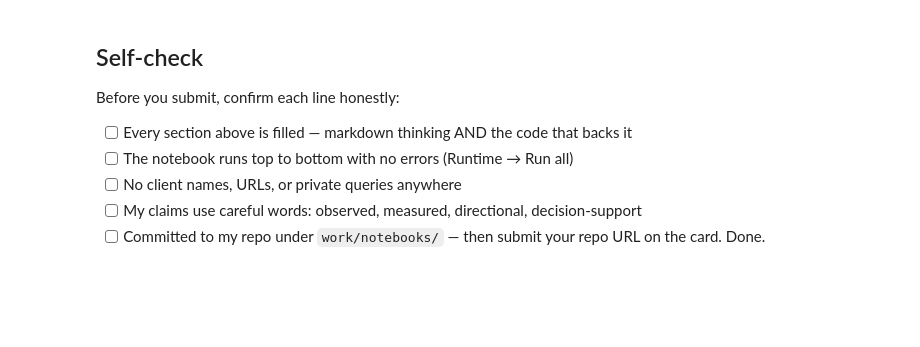
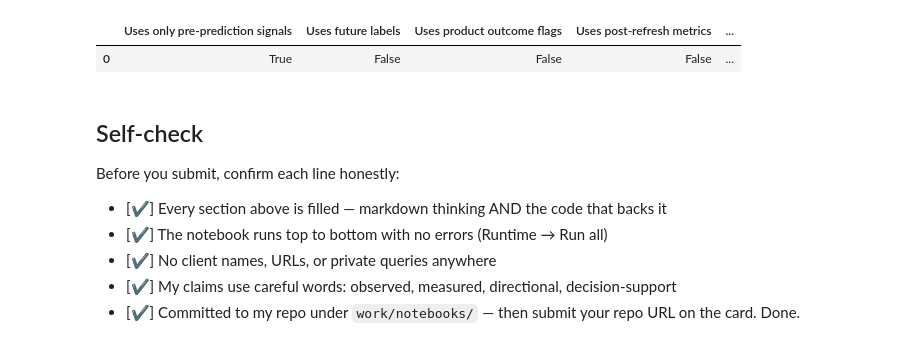
Before and after one commit to ShubhamSnSharma/flyrank-ml-internship, a Jupyter notebook: work/notebooks/w04_baseline_score.ipynb, the cells around one changed output. Drawn from its saved outputs; the diff is of its cells as text; code cells hidden in the pictures; blank space fills up the shorter version.

```diff
--- a/work/notebooks/w04_baseline_score.ipynb
+++ b/work/notebooks/w04_baseline_score.ipynb
@@ -25,10 +439,23 @@ This skeleton is yours to fill. Work the sections **in order** — each one has
+# %%
+leakage_review = {
+    "Uses only pre-prediction signals": True,
+    "Uses future labels": False,
+    "Uses product outcome flags": False,
+    "Uses post-refresh metrics": False,
+    "Risk of target leakage": "Low"
+}
+
+display(pd.DataFrame([leakage_review]))
+# %% [output]
+|  | Uses only pre-prediction signals | Uses future labels | Uses product outcome flags | Uses post-refresh metrics | ... |
+| 0 | True | False | False | False | ... |
 # %% [markdown]
 ## Self-check
 
 Before you submit, confirm each line honestly:
 
-- [ ] Every section above is filled — markdown thinking AND the code that backs it
-- [ ] The notebook runs top to bottom with no errors (Runtime → Run all)
-- [ ] No client names, URLs, or private queries anywhere
-- [ ] My claims use careful words: observed, measured, directional, decision-support
-- [ ] Committed to my repo under `work/notebooks/` — then submit your repo URL on the card. Done.
+- [✔] Every section above is filled — markdown thinking AND the code that backs it
+- [✔] The notebook runs top to bottom with no errors (Runtime → Run all)
+- [✔] No client names, URLs, or private queries anywhere
+- [✔] My claims use careful words: observed, measured, directional, decision-support
+- [✔] Committed to my repo under `work/notebooks/` — then submit your repo URL on the card. Done.
```
Also changed, not shown: parts of 14 cells of this notebook.
